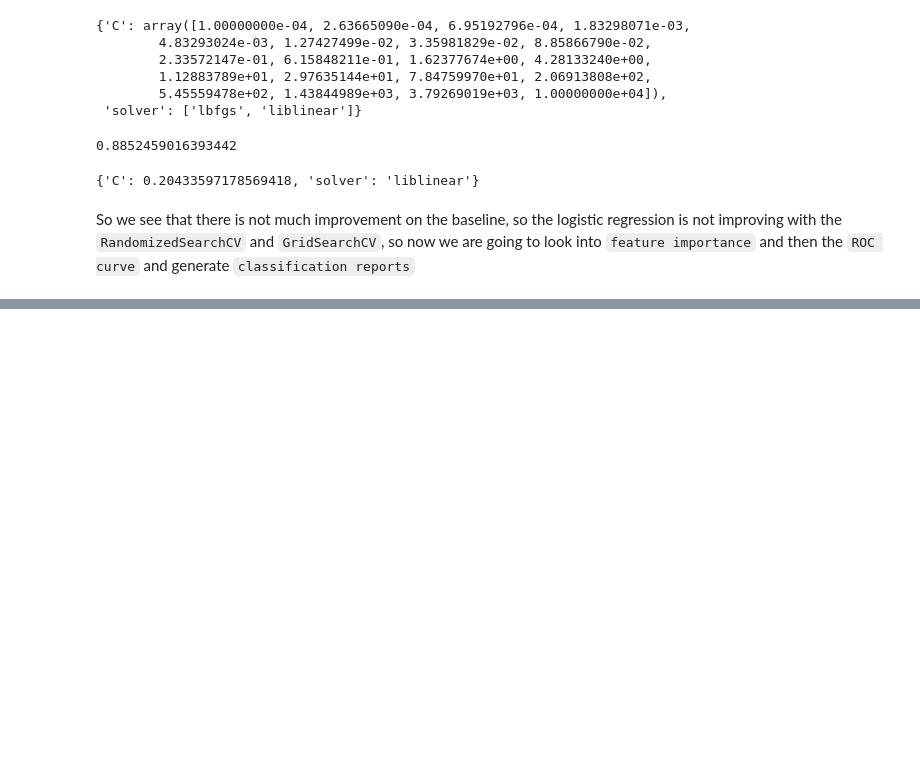
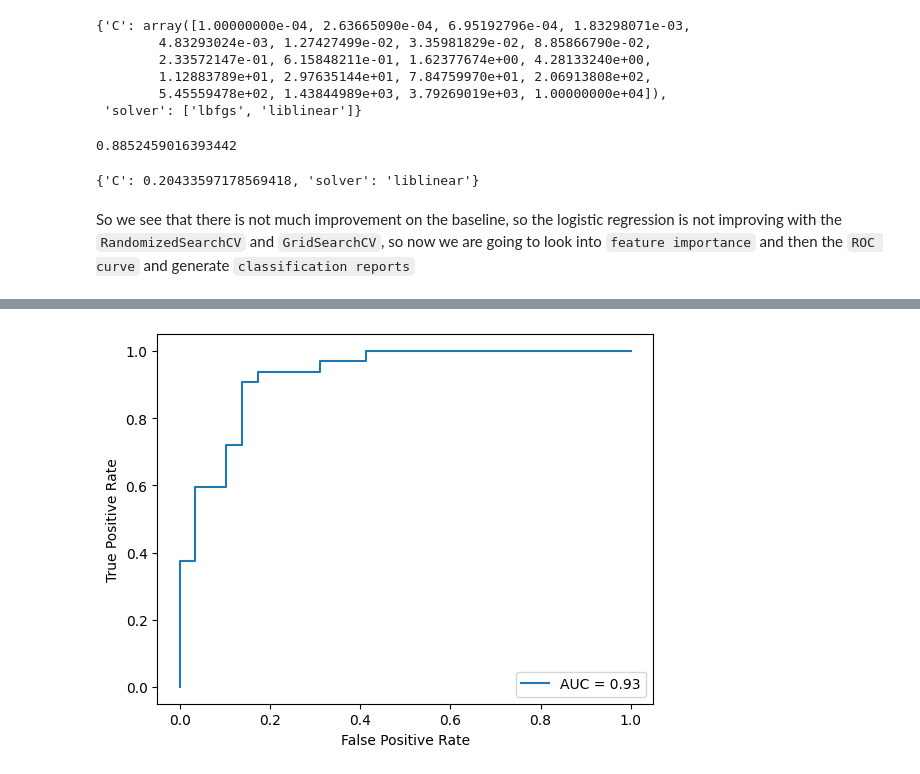
Before and after one commit to Sohaib90/ZTM-project-1, a Jupyter notebook: end-to-end.ipynb, the cells around one changed output, grey strips where cells are left out. Drawn from its saved outputs; the diff is of its cells as text; code cells hidden in the pictures; blank space fills up the shorter version.

```diff
--- a/end-to-end.ipynb
+++ b/end-to-end.ipynb
@@ -585,0 +592,9 @@ So we see that there is not much improvement on the baseline, so the logistic re
+# %%
+from sklearn.metrics import RocCurveDisplay
+
+fpr, tpr, threshoplds = roc_curve(y_test, grid_clf.predict_proba(X_test)[:, 1])
+roc_auc = roc_auc_score(y_test, grid_clf.predict_proba(X_test)[:, 1])
+# %%
+RocCurveDisplay(fpr=fpr, tpr=tpr, roc_auc=roc_auc).plot();
+# %% [output]
+[figure, added]
```
Also changed, not shown: parts of 17 cells of this notebook.
